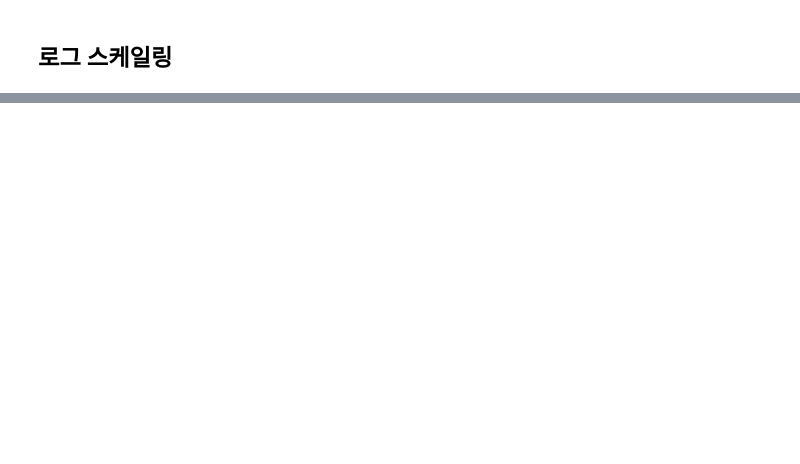
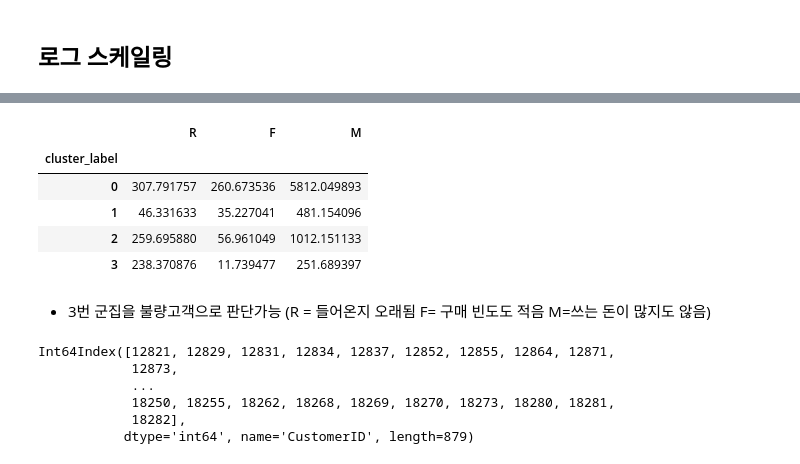
Before and after one commit to choisangh/STUDY, a Jupyter notebook: online_retail(KMeans).ipynb, the cells around one changed output, grey strips where cells are left out. Cells and saved outputs as stored; diff of their text form; code cells hidden in the pictures; blank space fills up the shorter version.

```diff
--- a/online_retail(KMeans).ipynb
+++ b/online_retail(KMeans).ipynb
@@ -393,0 +469,20 @@ SCORE: 0.3757022711668825
+# %%
+df2.groupby('cluster_label').agg({'R': 'mean', 'F': 'mean', 'M': 'mean'})
+# %% [output]
+|  | R | F | M |
+| cluster_label |  |  |  |
+| 0 | 307.791757 | 260.673536 | 5812.049893 |
+| 1 | 46.331633 | 35.227041 | 481.154096 |
+| 2 | 259.695880 | 56.961049 | 1012.151133 |
+| 3 | 238.370876 | 11.739477 | 251.689397 |
+# %% [markdown]
+* 3번 군집을 불량고객으로 판단가능 (R = 들어온지 오래됨 F= 구매 빈도도 적음 M=쓰는 돈이 많지도 않음)
+# %%
+df2[df2['cluster_label']==3].astype(str).index
+# %% [output]
+Int64Index([12821, 12829, 12831, 12834, 12837, 12852, 12855, 12864, 12871,
+            12873,
+            ...
+            18250, 18255, 18262, 18268, 18269, 18270, 18273, 18280, 18281,
+            18282],
+           dtype='int64', name='CustomerID', length=879)
```
Also changed, not shown: parts of 8 cells of this notebook.
